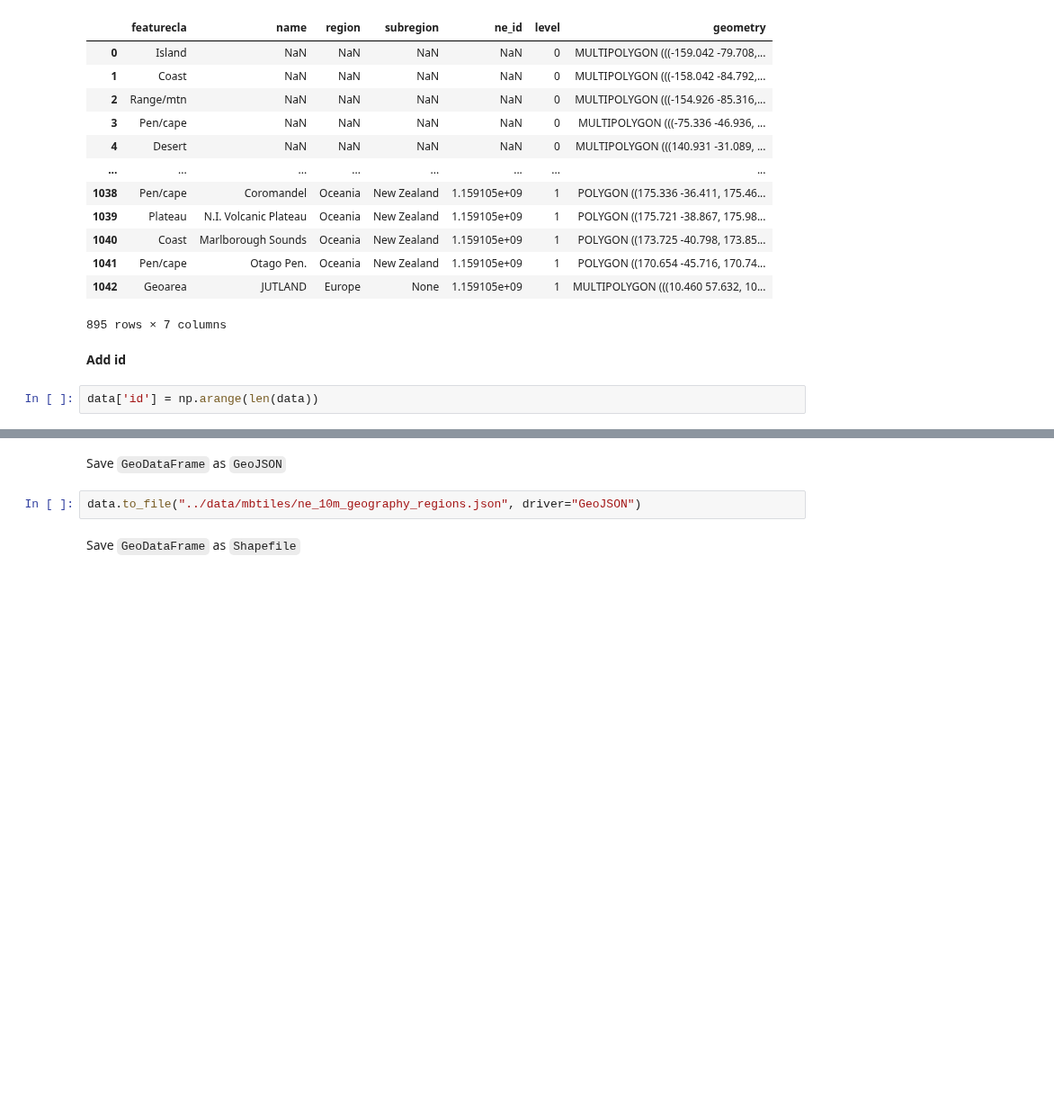
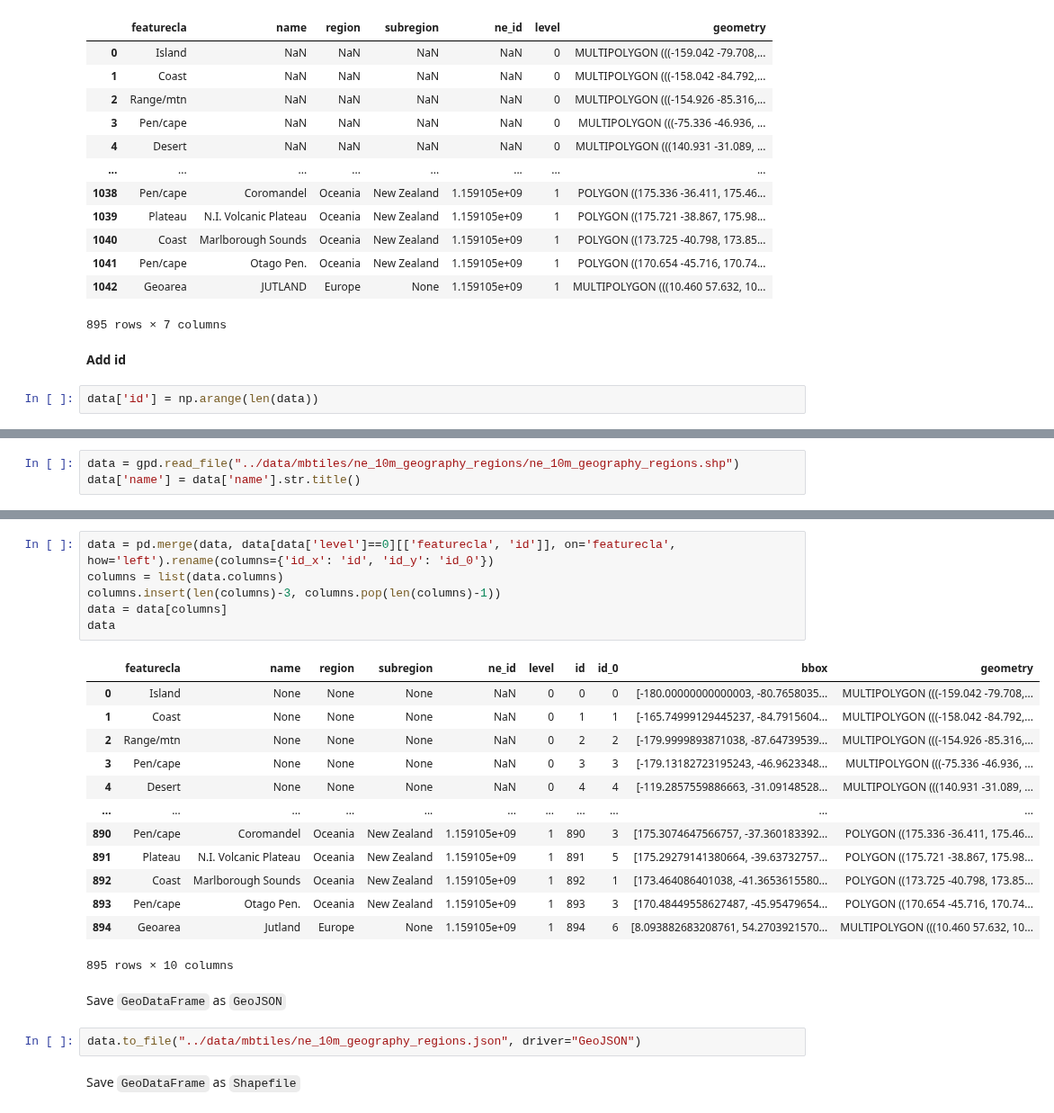
Before and after one commit to Vizzuality/soils-revealed-data, a Jupyter notebook: processing/create_MBTiles.ipynb, the cells around one changed output, grey strips where cells are left out. Shown at 90% size. Drawn from its saved outputs; the diff is of its cells as text; blank space fills up the shorter version.

```diff
--- a/processing/create_MBTiles.ipynb
+++ b/processing/create_MBTiles.ipynb
@@ -397,0 +472,3 @@ data['id'] = np.arange(len(data))
+# %%
+data = gpd.read_file("../data/mbtiles/ne_10m_geography_regions/ne_10m_geography_regions.shp")
+data['name'] = data['name'].str.title()
@@ -398,3 +489,23 @@ data['id'] = np.arange(len(data))
+# %%
+data = pd.merge(data, data[data['level']==0][['featurecla', 'id']], on='featurecla', how='left').rename(columns={'id_x': 'id', 'id_y': 'id_0'})
+columns = list(data.columns)
+columns.insert(len(columns)-3, columns.pop(len(columns)-1))
+data = data[columns]
+data
+# %% [output]
+|  | featurecla | name | region | subregion | ne_id | level | id | id_0 | bbox | geometry |
+| 0 | Island | None | None | None | NaN | 0 | 0 | 0 | [-180.00000000000003, -80.7658035... | MULTIPOLYGON (((-159.042 -79.708,... |
+| 1 | Coast | None | None | None | NaN | 0 | 1 | 1 | [-165.74999129445237, -84.7915604... | MULTIPOLYGON (((-158.042 -84.792,... |
+| 2 | Range/mtn | None | None | None | NaN | 0 | 2 | 2 | [-179.9999893871038, -87.64739539... | MULTIPOLYGON (((-154.926 -85.316,... |
+| 3 | Pen/cape | None | None | None | NaN | 0 | 3 | 3 | [-179.13182723195243, -46.9623348... | MULTIPOLYGON (((-75.336 -46.936, ... |
+| 4 | Desert | None | None | None | NaN | 0 | 4 | 4 | [-119.2857559886663, -31.09148528... | MULTIPOLYGON (((140.931 -31.089, ... |
+| ... | ... | ... | ... | ... | ... | ... | ... | ... | ... | ... |
+| 890 | Pen/cape | Coromandel | Oceania | New Zealand | 1.159105e+09 | 1 | 890 | 3 | [175.3074647566757, -37.360183392... | POLYGON ((175.336 -36.411, 175.46... |
+| 891 | Plateau | N.I. Volcanic Plateau | Oceania | New Zealand | 1.159105e+09 | 1 | 891 | 5 | [175.29279141380664, -39.63732757... | POLYGON ((175.721 -38.867, 175.98... |
+| 892 | Coast | Marlborough Sounds | Oceania | New Zealand | 1.159105e+09 | 1 | 892 | 1 | [173.464086401038, -41.3653615580... | POLYGON ((173.725 -40.798, 173.85... |
+| 893 | Pen/cape | Otago Pen. | Oceania | New Zealand | 1.159105e+09 | 1 | 893 | 3 | [170.48449558627487, -45.95479654... | POLYGON ((170.654 -45.716, 170.74... |
+| 894 | Geoarea | Jutland | Europe | None | 1.159105e+09 | 1 | 894 | 6 | [8.093882683208761, 54.2703921570... | MULTIPOLYGON (((10.460 57.632, 10... |
+895 rows × 10 columns
 # %% [markdown]
 Save `GeoDataFrame` as `GeoJSON`
 # %%
```
Also changed, not shown: parts of 13 cells of this notebook.
